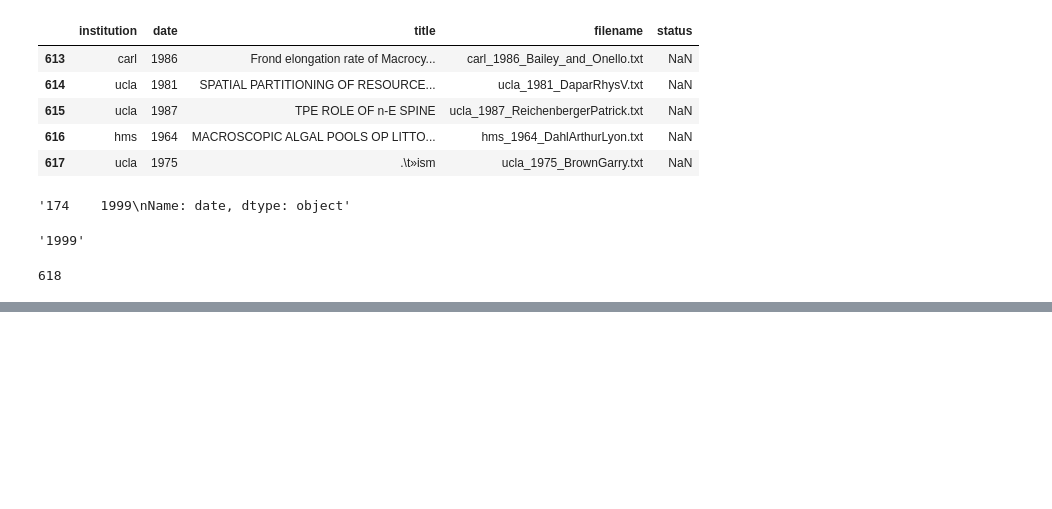
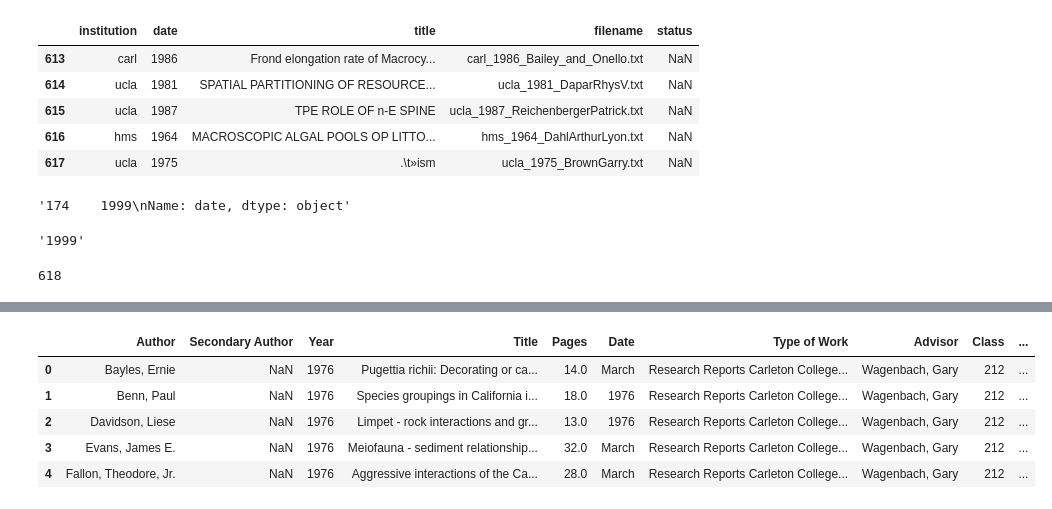
Before and after one commit to sul-dlss-labs/spoc, a Jupyter notebook: data-prep.ipynb, the cells around one changed output, grey strips where cells are left out. Cells and saved outputs as stored; diff of their text form; code cells hidden in the pictures; blank space fills up the shorter version.

```diff
--- a/data-prep.ipynb
+++ b/data-prep.ipynb
@@ -39,0 +151,11 @@ papers.heads
+# %%
+carlton_df = pd.read_csv('/Users/jpnelson/Downloads/SULAI_Metadata_StudentPapers - Carleton.csv')
+# %%
+carlton_df.head()
+# %% [output]
+|  | Author | Secondary Author | Year | Title | Pages | Date | Type of Work | Advisor | Class | ... |
+| 0 | Bayles, Ernie | NaN | 1976 | Pugettia richii: Decorating or ca... | 14.0 | March | Research Reports Carleton College... | Wagenbach, Gary | 212 | ... |
+| 1 | Benn, Paul | NaN | 1976 | Species groupings in California i... | 18.0 | 1976 | Research Reports Carleton College... | Wagenbach, Gary | 212 | ... |
+| 2 | Davidson, Liese | NaN | 1976 | Limpet - rock interactions and gr... | 13.0 | 1976 | Research Reports Carleton College... | Wagenbach, Gary | 212 | ... |
+| 3 | Evans, James E. | NaN | 1976 | Meiofauna - sediment relationship... | 32.0 | March | Research Reports Carleton College... | Wagenbach, Gary | 212 | ... |
+| 4 | Fallon, Theodore, Jr. | NaN | 1976 | Aggressive interactions of the Ca... | 28.0 | March | Research Reports Carleton College... | Wagenbach, Gary | 212 | ... |
```
Also changed, not shown: parts of 32 cells of this notebook, 3 other files.
